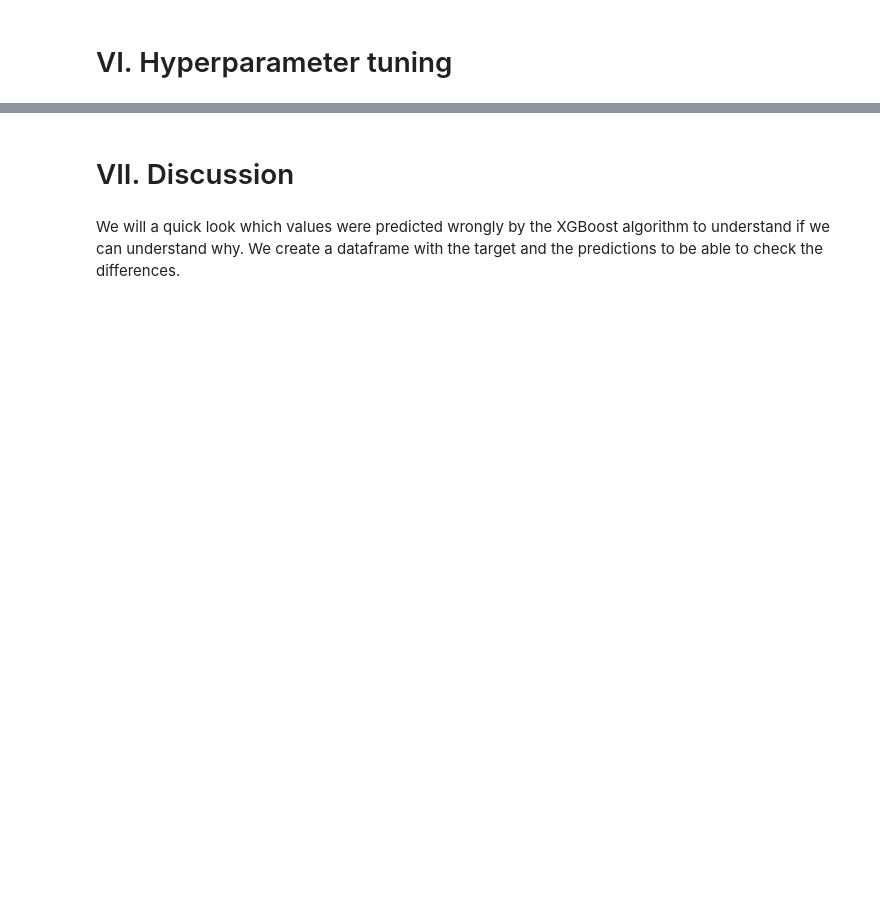
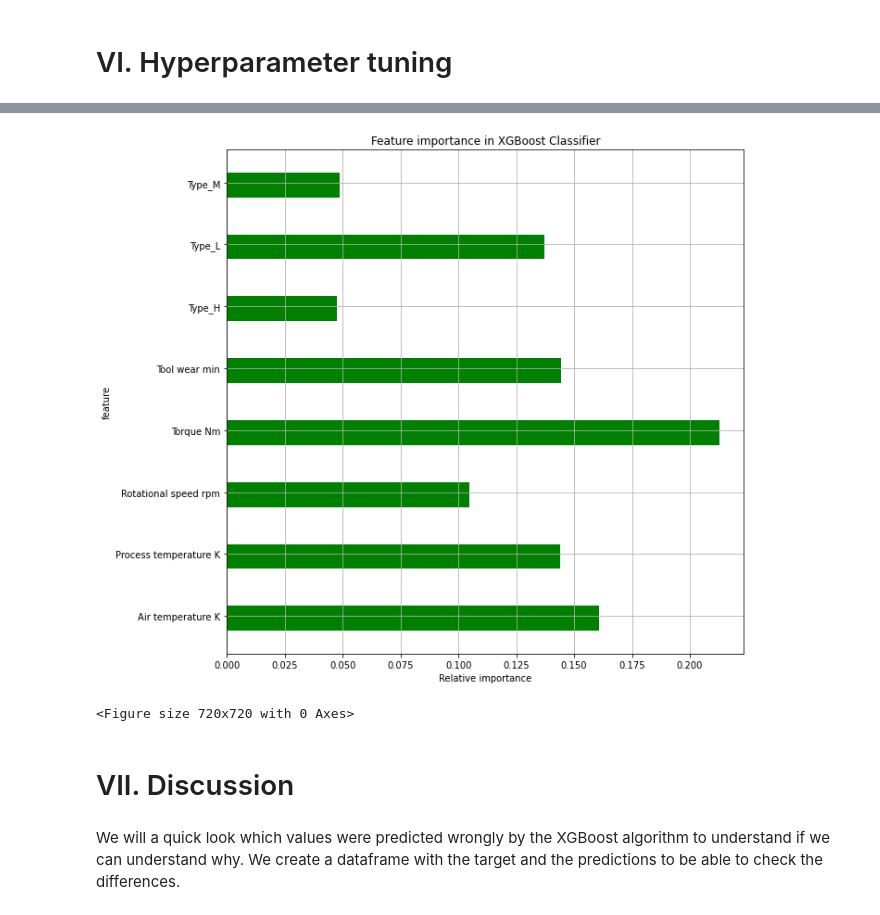
Before and after one commit to NiklasSabel/Industrial-Applications-of-Artificial-Intelligence, a Jupyter notebook: notebooks/Secondary Sector/Secondary Sector Predictive Maintenance.ipynb, the cells around one changed output, grey strips where cells are left out. Cells and saved outputs as stored; diff of their text form; code cells hidden in the pictures; blank space fills up the shorter version.

```diff
--- a/notebooks/Secondary Sector/Secondary Sector Predictive Maintenance.ipynb
+++ b/notebooks/Secondary Sector/Secondary Sector Predictive Maintenance.ipynb
@@ -828,0 +874,12 @@ The results of our XGBoost Classifier
+# %%
+best_random = xgb_random.best_estimator_
+best_random.fit(data_train, target_train)
+prediction = best_random.predict(data_val)
+f1= f1_score(target_val,prediction, average = 'macro')
+precision = precision_score(target_val,prediction, average = 'macro')
+recall = recall_score(target_val,prediction, average = 'macro')
+print("The F1-Score micro on the validation set: {:.4f}".format(f1))
+print("The Precision on the validation set: {:.4f}".format(precision))
+print("The Recall on the validation set: {:.4f}".format(recall))
+print('Confusion Matrix : \n' + str(confusion_matrix(target_val,prediction)))
+print(f'The best model has the following hyperparameter:{best_random}')
@@ -828,0 +904,20 @@ The results of our XGBoost Classifier
+# %%
+#modelname.feature_importance_
+y = best_random.feature_importances_
+
+#plot
+fig, ax = plt.subplots()
+width = 0.4 # the width of the bars
+ind = np.arange(len(y)) # the x locations for the groups
+ax.barh(ind, y, width, color='green')
+ax.set_yticks(ind+width/10)
+ax.set_yticklabels(data_train, minor=False)
+plt.title('Feature importance in XGBoost Classifier')
+plt.xlabel('Relative importance')
+plt.ylabel('feature')
+plt.grid()
+plt.figure(figsize=(10,10))
+fig.set_size_inches(10, 10, forward=True)
+# %% [output]
+[figure, added]
+<Figure size 720x720 with 0 Axes>
```
Also changed, not shown: parts of 27 cells of this notebook.
